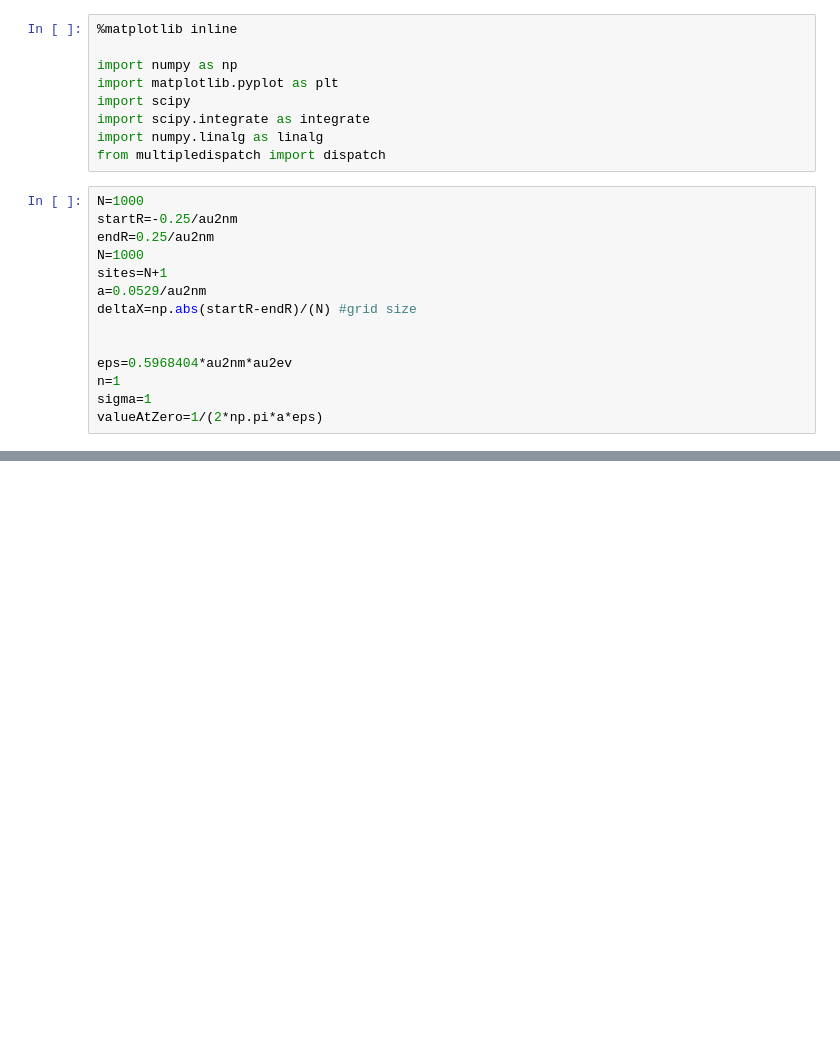
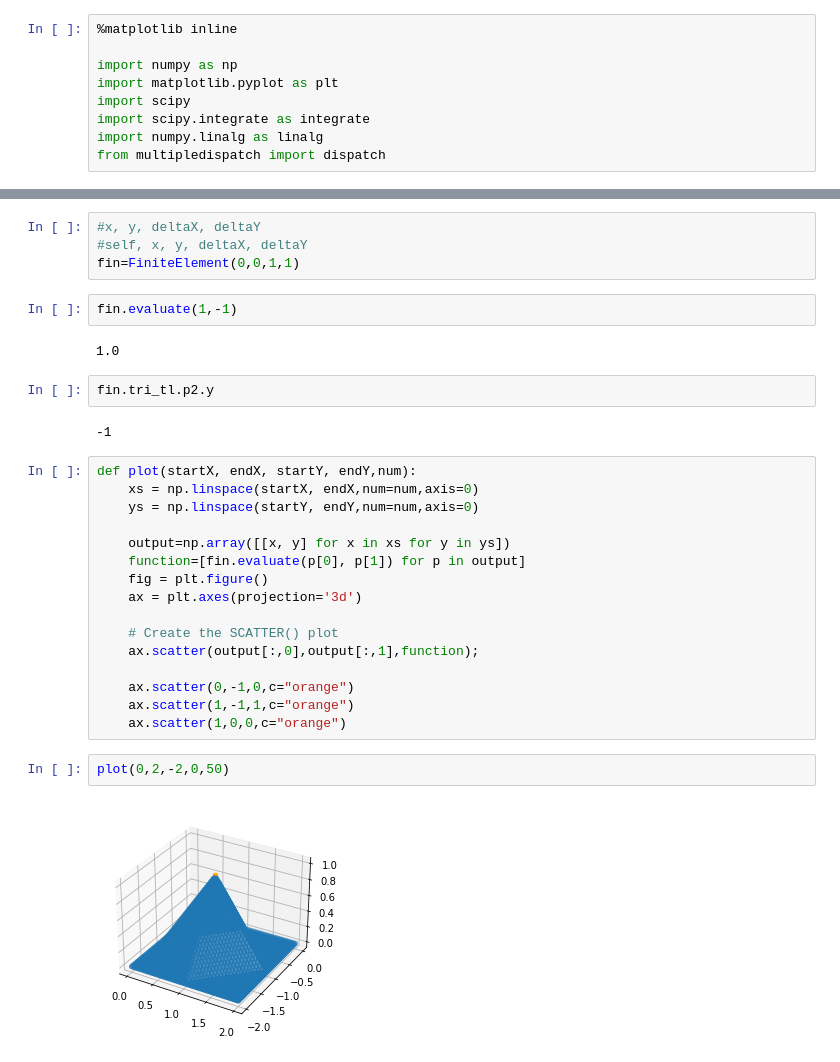
Before and after one commit to jessicajiang15/FiniteElementCode, a Jupyter notebook: FEM 2D.ipynb, the cells around one changed output, grey strips where cells are left out. Cells and saved outputs as stored; diff of their text form; blank space fills up the shorter version.

```diff
--- a/FEM 2D.ipynb
+++ b/FEM 2D.ipynb
@@ -7,20 +7,6 @@ import scipy
 import scipy.integrate as integrate
 import numpy.linalg as linalg
 from multipledispatch import dispatch
-# %%
-N=1000
-startR=-0.25/au2nm
-endR=0.25/au2nm
-N=1000
-sites=N+1
-a=0.0529/au2nm
-deltaX=np.abs(startR-endR)/(N) #grid size
-
-
-eps=0.5968404*au2nm*au2ev
-n=1
-sigma=1
-valueAtZero=1/(2*np.pi*a*eps)
 # %%
 class Point:
     def __init__(self, x, y):
@@ -96,0 +232,32 @@ def triangle(x, y):
+# %%
+#x, y, deltaX, deltaY
+#self, x, y, deltaX, deltaY
+fin=FiniteElement(0,0,1,1)
+# %%
+fin.evaluate(1,-1)
+# %% [output]
+1.0
+# %%
+fin.tri_tl.p2.y
+# %% [output]
+-1
+# %%
+def plot(startX, endX, startY, endY,num):
+    xs = np.linspace(startX, endX,num=num,axis=0)
+    ys = np.linspace(startY, endY,num=num,axis=0)
+
+    output=np.array([[x, y] for x in xs for y in ys])
+    function=[fin.evaluate(p[0], p[1]) for p in output]
+    fig = plt.figure()
+    ax = plt.axes(projection='3d')
+
+    # Create the SCATTER() plot
+    ax.scatter(output[:,0],output[:,1],function);
+
+    ax.scatter(0,-1,0,c="orange")
+    ax.scatter(1,-1,1,c="orange")
+    ax.scatter(1,0,0,c="orange")
+# %%
+plot(0,2,-2,0,50)
+# %% [output]
+[figure, added]
```
Also changed, not shown: parts of 13 cells of this notebook.
